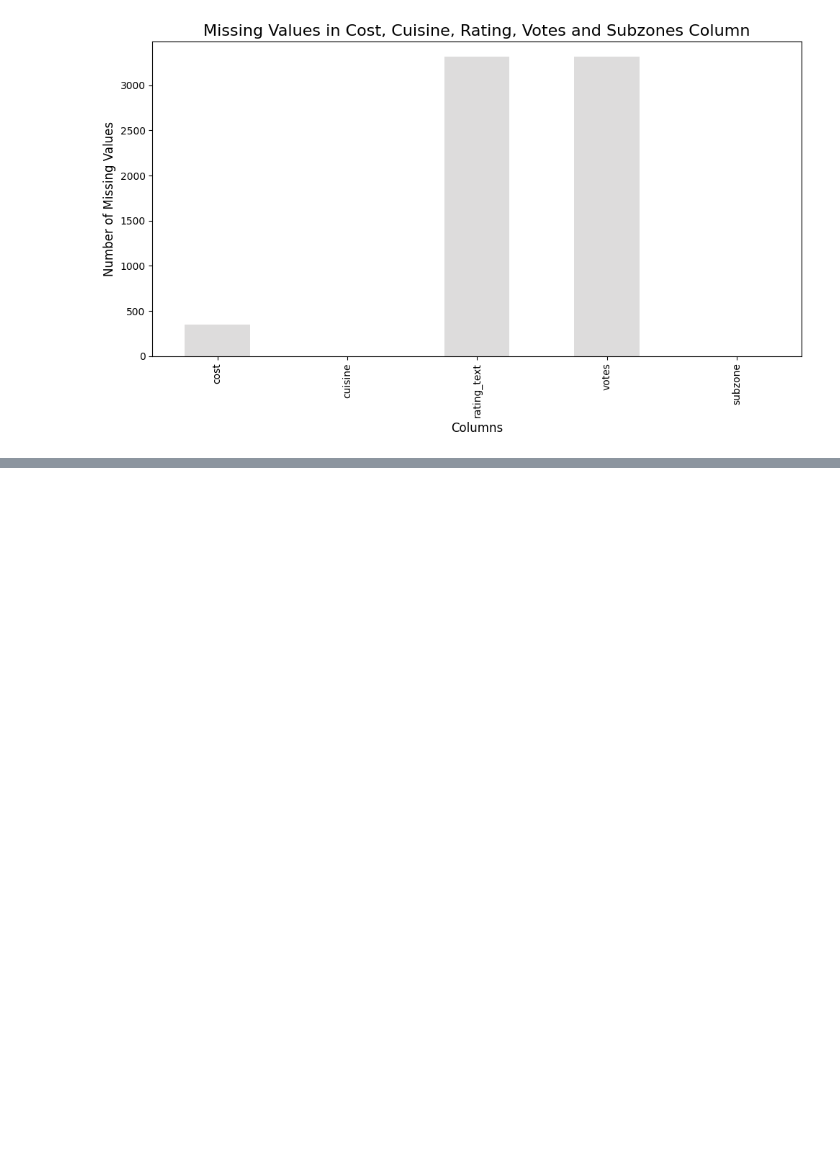
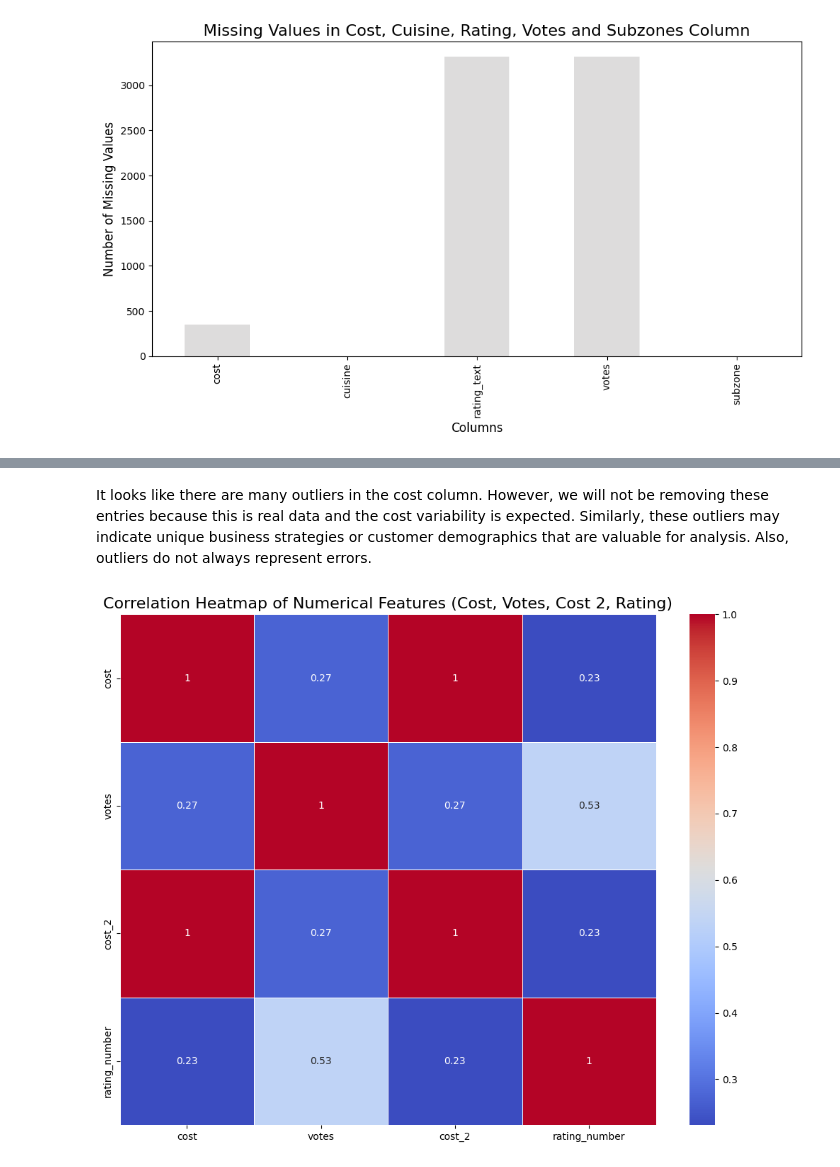
Before and after one commit to alleyshairu/dcts, a Jupyter notebook: main.ipynb, the cells around one changed output, grey strips where cells are left out. Drawn from its saved outputs; the diff is of its cells as text; code cells hidden in the pictures; blank space fills up the shorter version.

Commit message:
add correlation matrix

```diff
--- a/main.ipynb
+++ b/main.ipynb
@@ -243,0 +251,16 @@ NameError: name 'df' is not defined
+# %% [markdown]
+It looks like there are many outliers in the cost column. However, we will not be removing these entries because this is real data and the cost variability is expected. Similarly, these outliers may indicate unique business strategies or customer demographics that are valuable for analysis. Also, outliers do not always represent errors.
+# %%
+# Calculate the correlation matrix
+corr_matrix = zomato_df[['cost', 'votes', 'cost_2', 'rating_number']].corr()
+
+# Plot the correlation heatmap
+plt.figure(figsize=(10, 8))
+sns.heatmap(corr_matrix, annot=True, cmap='coolwarm', linewidths=0.5)
+
+# Adding labels and title
+plt.title('Correlation Heatmap of Numerical Features (Cost, Votes, Cost 2, Rating)', fontsize=16)
+plt.tight_layout()
+plt.show()
+# %% [output]
+[figure, added]
```
Also changed, not shown: parts of 6 cells of this notebook.
